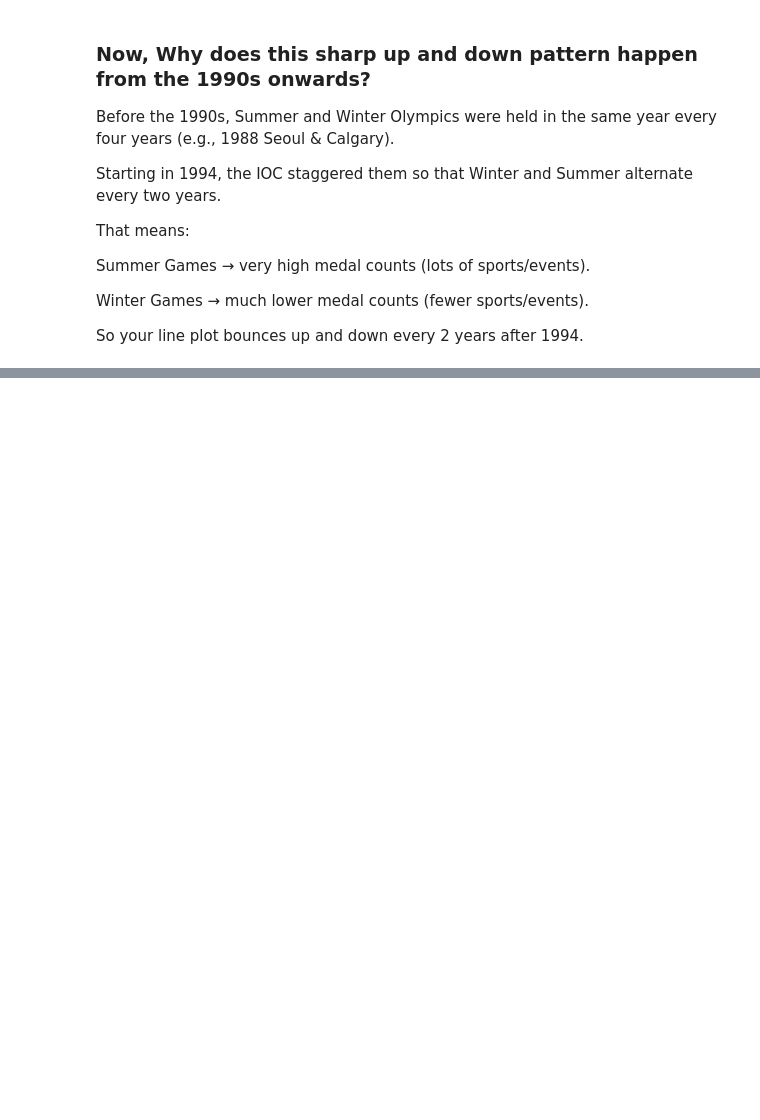
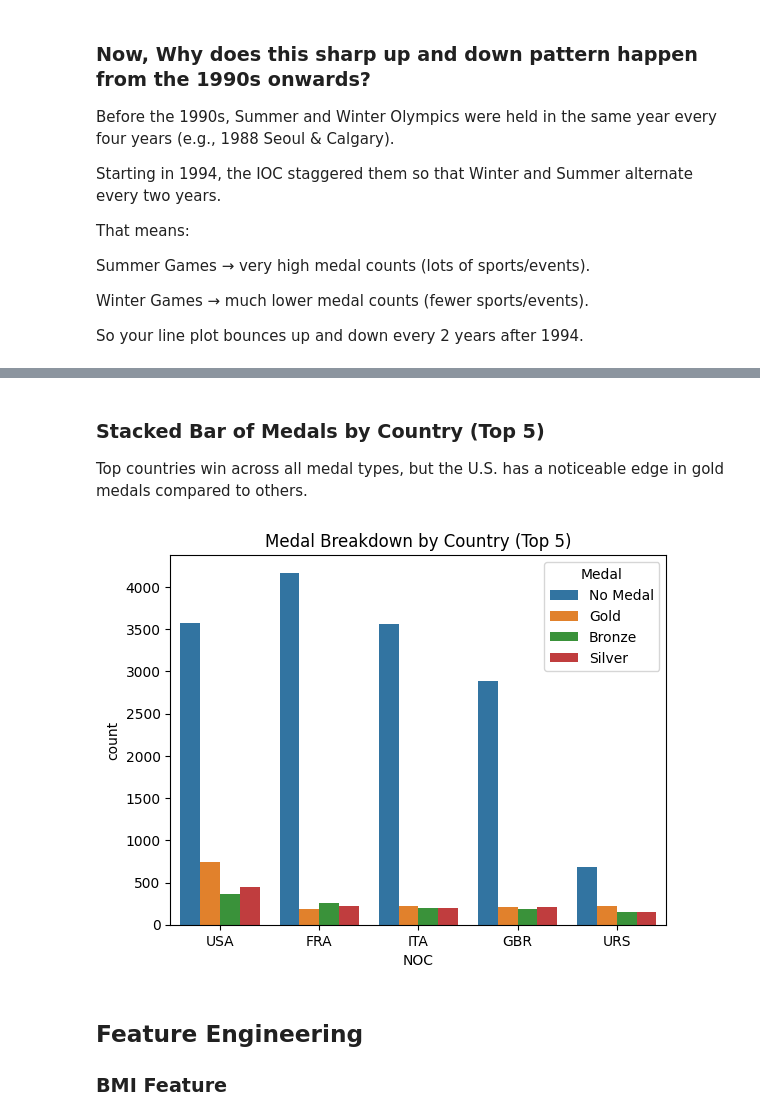
Before and after one commit to srigan-s/UWDSC-EDA-Interview, a Jupyter notebook: olympics.ipynb, the cells around one changed output, grey strips where cells are left out. Saved outputs shown, nothing was run; the diff lists cells and outputs as text; code cells hidden in the pictures; blank space fills up the shorter version.

Commit message:
Feature Engineering Implemented

```diff
--- a/olympics.ipynb
+++ b/olympics.ipynb
@@ -329,0 +383,16 @@ So your line plot bounces up and down every 2 years after 1994.
+# %% [markdown]
+### Stacked Bar of Medals by Country (Top 5)
+
+Top countries win across all medal types, but the U.S. has a noticeable edge in gold medals compared to others.
+# %%
+top_countries = data[data["Medal"]!="No Medal"]["NOC"].value_counts().head(5).index
+medals_country = data[data["NOC"].isin(top_countries)]
+sns.countplot(data=medals_country, x="NOC", hue="Medal", order=top_countries)
+plt.title("Medal Breakdown by Country (Top 5)")
+plt.show()
+# %% [output]
+[figure, added]
+# %% [markdown]
+## Feature Engineering
+
+### BMI Feature
```
Also changed, not shown: parts of 12 cells of this notebook.
